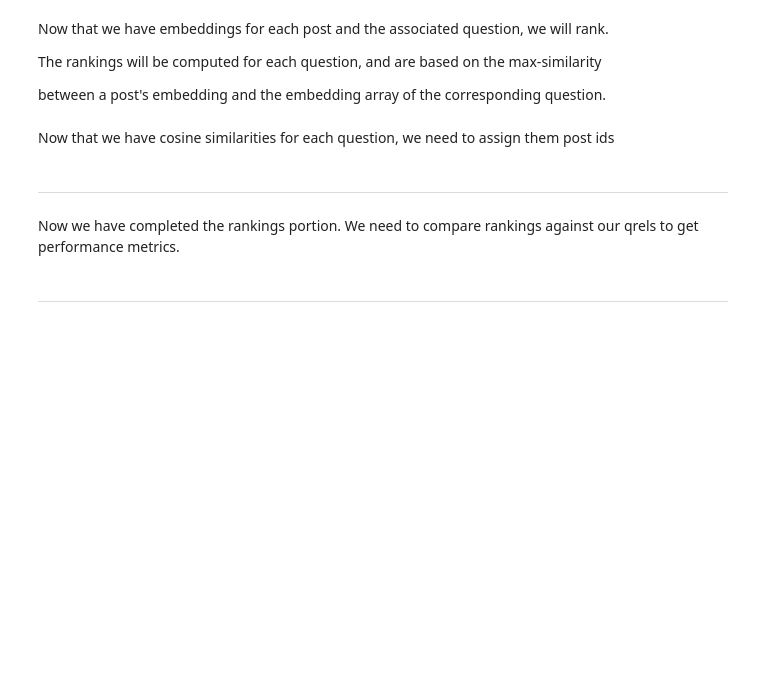
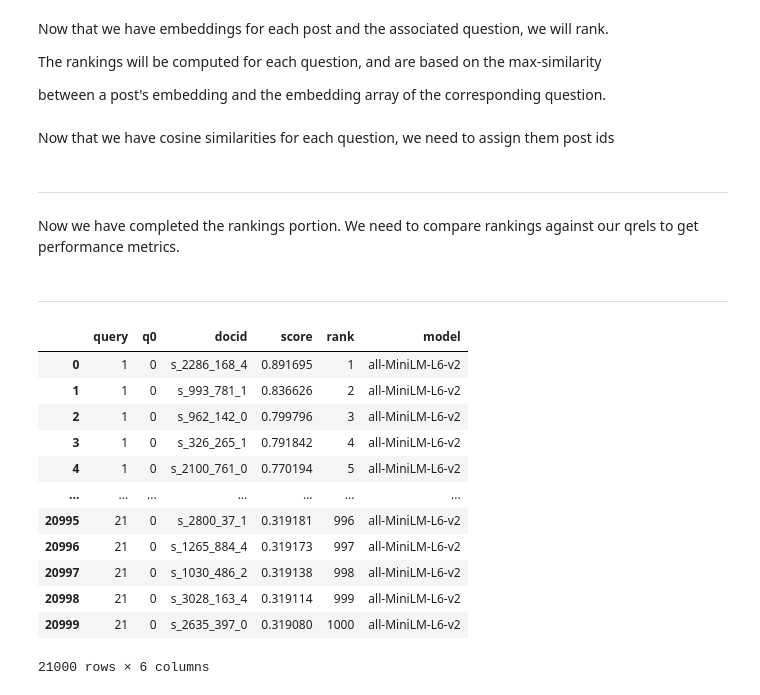
Before and after one commit to wyattmccurdy12/Project-Part-2, a Jupyter notebook: Post_Baseline_Run.ipynb, the cells around one changed output. Drawn from its saved outputs; the diff is of its cells as text; code cells hidden in the pictures; blank space fills up the shorter version.

```diff
--- a/Post_Baseline_Run.ipynb
+++ b/Post_Baseline_Run.ipynb
@@ -145,0 +169,21 @@ import pandas as pd
+# %%
+# # Read the rankings tsv file. It represents top 1000 rankings for each question.
+minilm_rankings = pd.read_csv("minilm_results.tsv", sep="\t")
+minilm_rankings.columns = ["query", "q0", "docid", "score", "rank", "model"]
+distilbert_rankings = pd.read_csv("dbue_results.tsv", sep="\t")
+# %%
+minilm_rankings
+# %% [output]
+|  | query | q0 | docid | score | rank | model |
+| 0 | 1 | 0 | s_2286_168_4 | 0.891695 | 1 | all-MiniLM-L6-v2 |
+| 1 | 1 | 0 | s_993_781_1 | 0.836626 | 2 | all-MiniLM-L6-v2 |
+| 2 | 1 | 0 | s_962_142_0 | 0.799796 | 3 | all-MiniLM-L6-v2 |
+| 3 | 1 | 0 | s_326_265_1 | 0.791842 | 4 | all-MiniLM-L6-v2 |
+| 4 | 1 | 0 | s_2100_761_0 | 0.770194 | 5 | all-MiniLM-L6-v2 |
+| ... | ... | ... | ... | ... | ... | ... |
+| 20995 | 21 | 0 | s_2800_37_1 | 0.319181 | 996 | all-MiniLM-L6-v2 |
+| 20996 | 21 | 0 | s_1265_884_4 | 0.319173 | 997 | all-MiniLM-L6-v2 |
+| 20997 | 21 | 0 | s_1030_486_2 | 0.319138 | 998 | all-MiniLM-L6-v2 |
+| 20998 | 21 | 0 | s_3028_163_4 | 0.319114 | 999 | all-MiniLM-L6-v2 |
+| 20999 | 21 | 0 | s_2635_397_0 | 0.319080 | 1000 | all-MiniLM-L6-v2 |
+21000 rows × 6 columns
```
Also changed, not shown: parts of 21 cells of this notebook, 3 other files.
